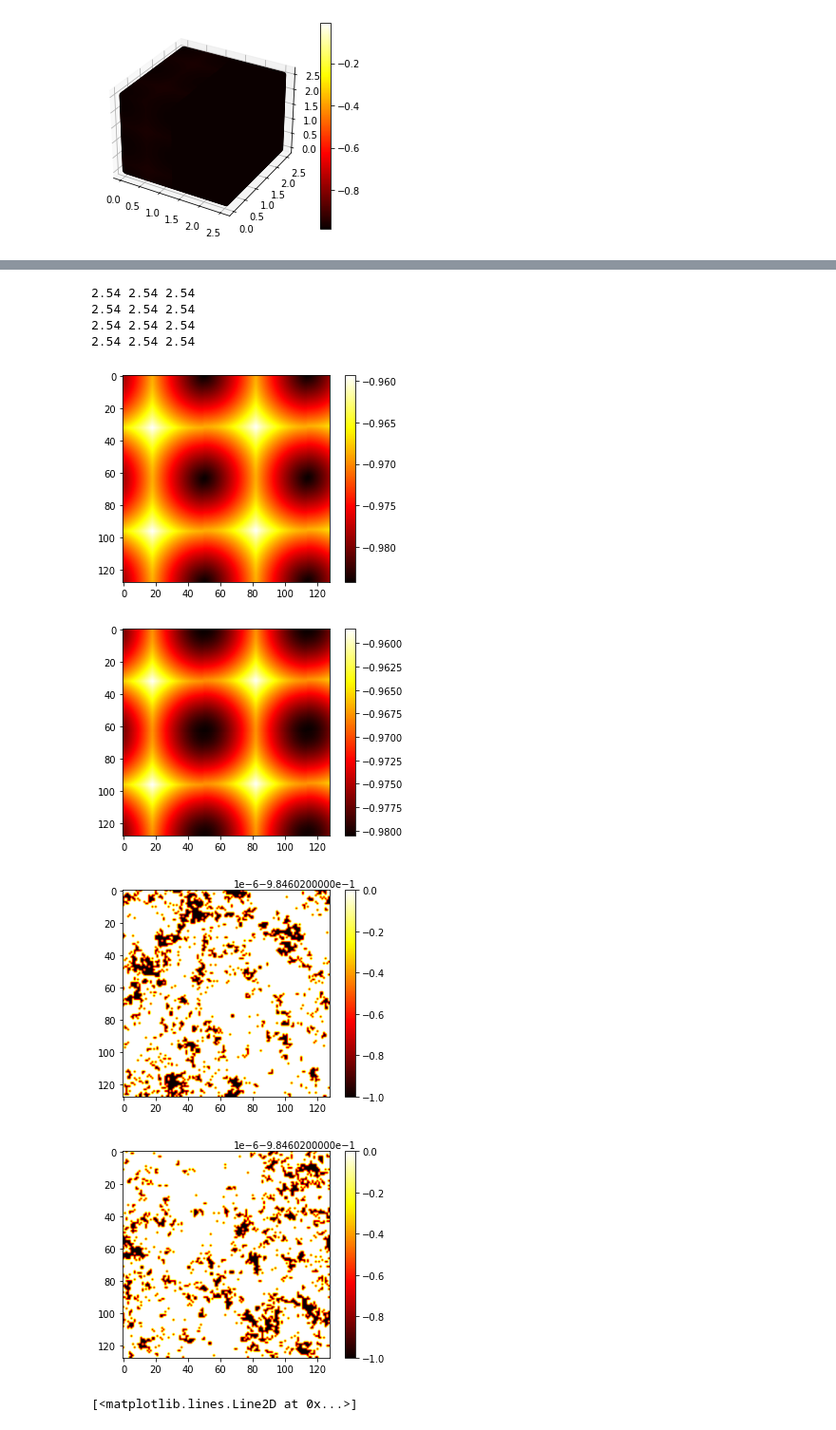
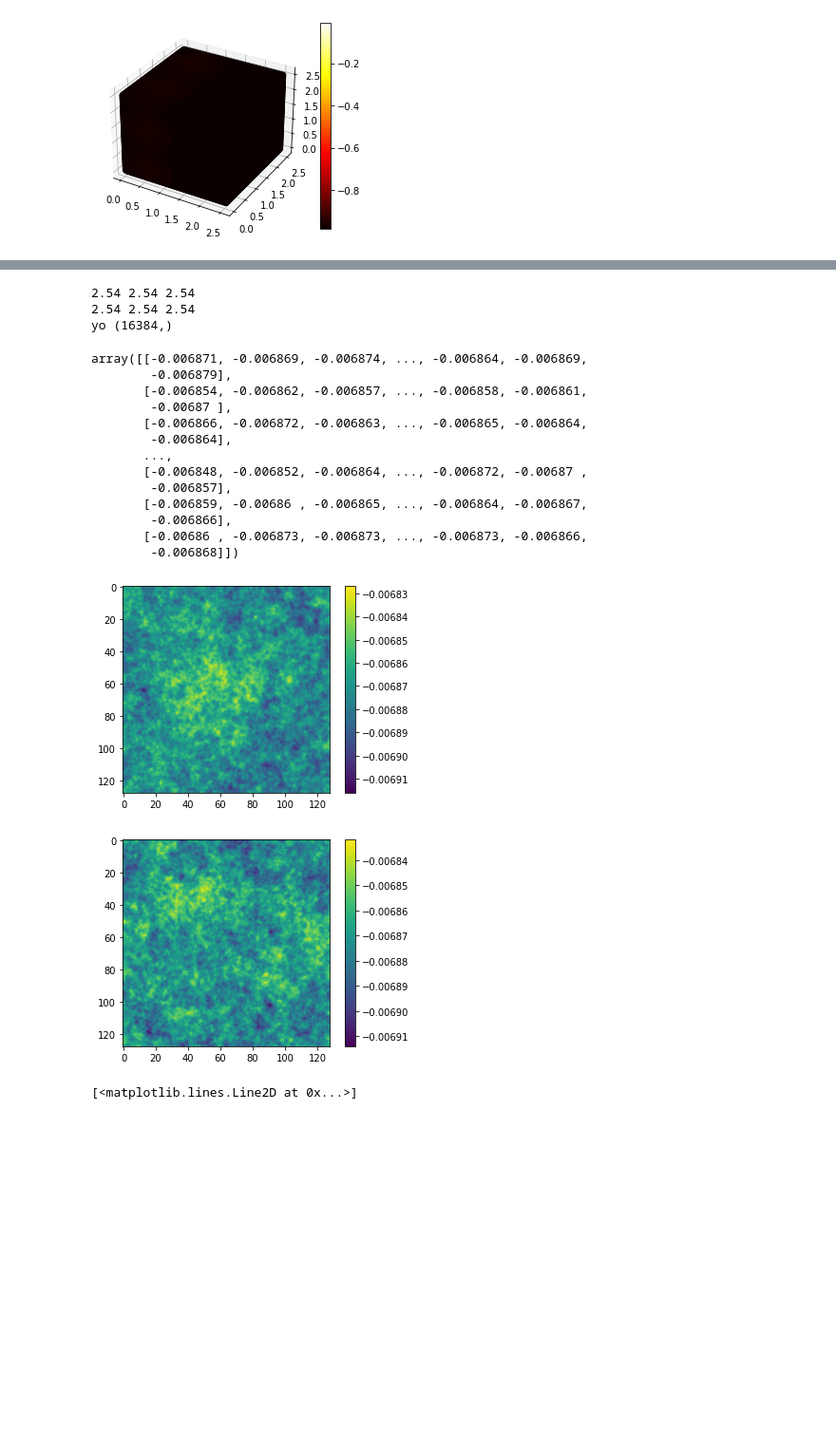
Before and after one commit to manu0x/scalar_fields, a Jupyter notebook: plotter.ipynb, the cells around one changed output, grey strips where cells are left out. Shown at 95% size. Saved outputs shown, nothing was run; the diff lists cells and outputs as text; code cells hidden in the pictures; blank space fills up the shorter version.

```diff
--- a/plotter.ipynb
+++ b/plotter.ipynb
@@ -18,12 +11,15 @@ class data_at_i():
         self.i = i
         self.n = n
 
-        #subprocess.run(["rm", "a.out"],shell=True)
-        subprocess.run(["gcc "+sep_prog+" -o sep.out"],shell=True)
-        #subprocess.run(["chmod -x","a.out"],shell=True)
-        subprocess.run(["./sep.out "+str(self.i)+" "+str(self.n)],shell=True)
-        self.d = np.genfromtxt(str(i)+".txt",delimiter="\t")
-        print(self.d.shape)
+        chk = os.path.isfile(str(i)+".txt")
+        if chk:
+            self.d = np.genfromtxt(str(i)+".txt",delimiter="\t")
+            print(self.d.shape)
+        else:
+            subprocess.run(["gcc "+sep_prog+" -o sep.out"],shell=True)
+            #subprocess.run(["./sep.out "+str(self.i)+" "+str(self.n)],shell=True)
+            self.d = np.genfromtxt(str(i)+".txt",delimiter="\t")
+            print(self.d.shape)
 
 
 
@@ -121,3 +116,3 @@ array([[-3.0e-05, -4.4e-05, -3.9e-05, ..., -1.7e-05, -9.0e-06, -2.4e-05],
 # %%
-d1  = data_at_i("data_sep.c",1,128)
+d1  = data_at_i("data_sep.c",0,128)
 # %% [output]
@@ -136,17 +159,25 @@ u.max()
 # %%
-d1.plot(1,0)
-d1.plot(10,0)
-d1.plot(100,0)
-u=d1.plot(120,0)
+d1.plot(120,0)
+d1.plot(120,2)
 # %% [output]
 2.54 2.54 2.54
 2.54 2.54 2.54
-2.54 2.54 2.54
-2.54 2.54 2.54
+yo (16384,)
+array([[-0.006871, -0.006869, -0.006874, ..., -0.006864, -0.006869,
+        -0.006879],
+       [-0.006854, -0.006862, -0.006857, ..., -0.006858, -0.006861,
+        -0.00687 ],
+       [-0.006866, -0.006872, -0.006863, ..., -0.006865, -0.006864,
+        -0.006864],
+       ...,
+       [-0.006848, -0.006852, -0.006864, ..., -0.006872, -0.00687 ,
+        -0.006857],
+       [-0.006859, -0.00686 , -0.006865, ..., -0.006864, -0.006867,
+        -0.006866],
+       [-0.00686 , -0.006873, -0.006873, ..., -0.006873, -0.006866,
+        -0.006868]])
-[figure, old version]
+[figure, new version]
-[figure, old version]
+[figure, new version]
-[figure, removed]
-[figure, removed]
 # %%
 plt.plot(u.reshape(128*128))
 # %% [output]
```
Also changed, not shown: parts of 7 cells of this notebook, 3 other files.
